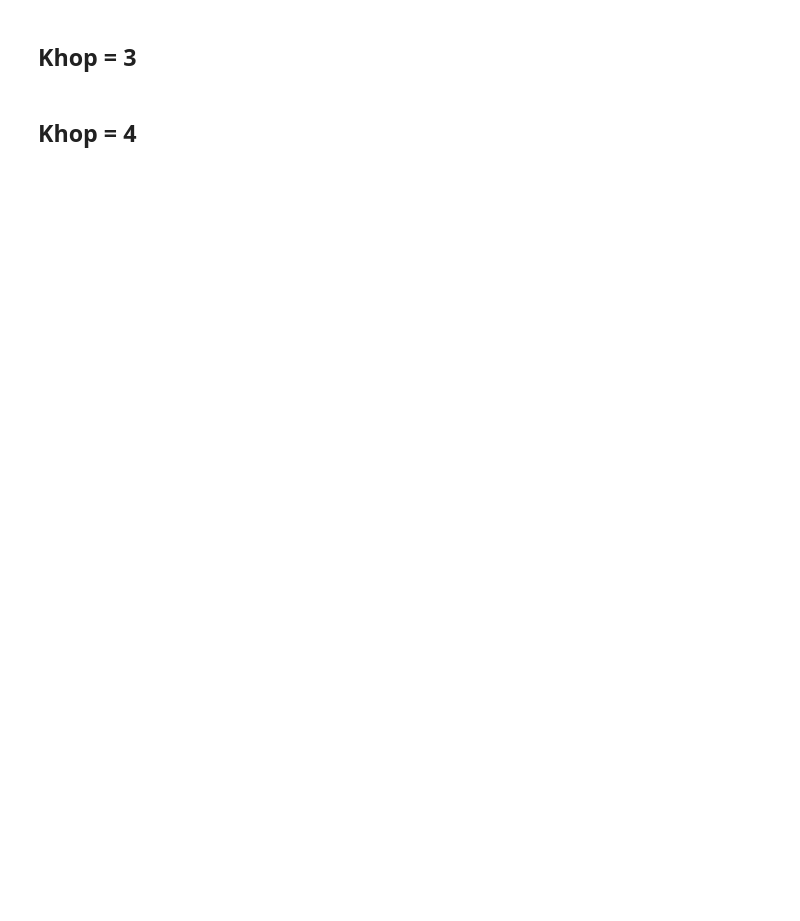
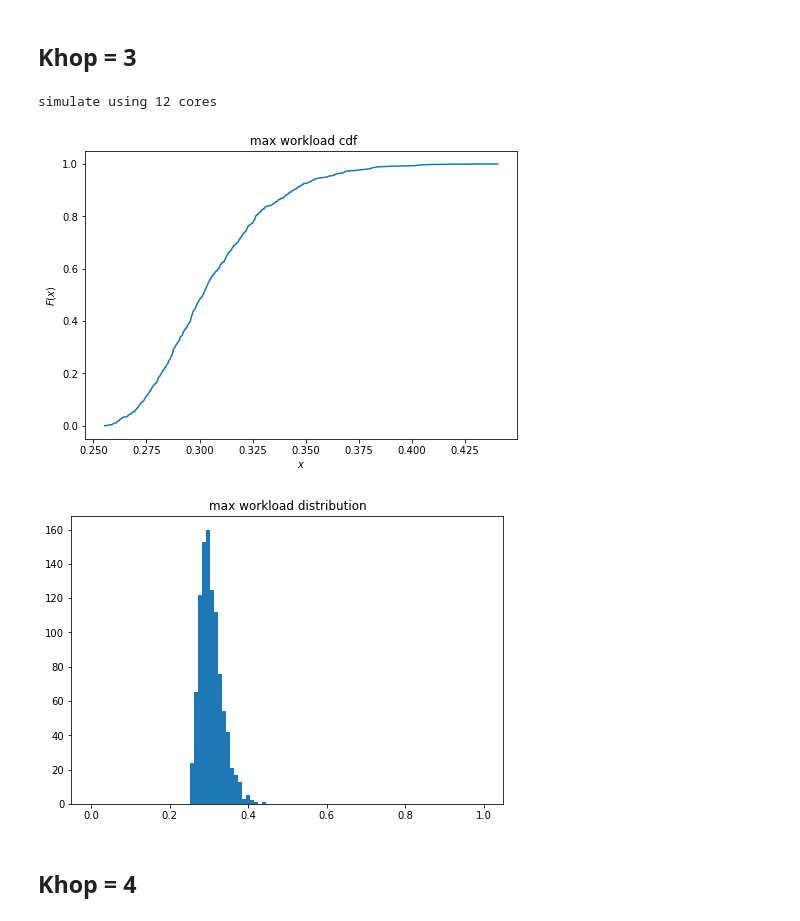
Before and after one commit to Juelin-Liu/gnn, a Jupyter notebook: simulator.ipynb, the cells around one changed output. Saved outputs shown, nothing was run; the diff lists cells and outputs as text; code cells hidden in the pictures; blank space fills up the shorter version.

Commit message:
add parallel

```diff
--- a/simulator.ipynb
+++ b/simulator.ipynb
@@ -319,2 +249,9 @@ plt.show()
+# %%
+parallel_simulate(khop=3, batch_num=1000, graph=graph, n_jobs=cpu_num)
+print_results(n_jobs=12, save_file_name="plots/phm_3_1000")
+# %% [output]
+simulate using 12 cores
+[figure, added]
+[figure, added]
 # %% [markdown]
 ## Khop = 4
```
Also changed, not shown: parts of 9 cells of this notebook, 14 other files.
